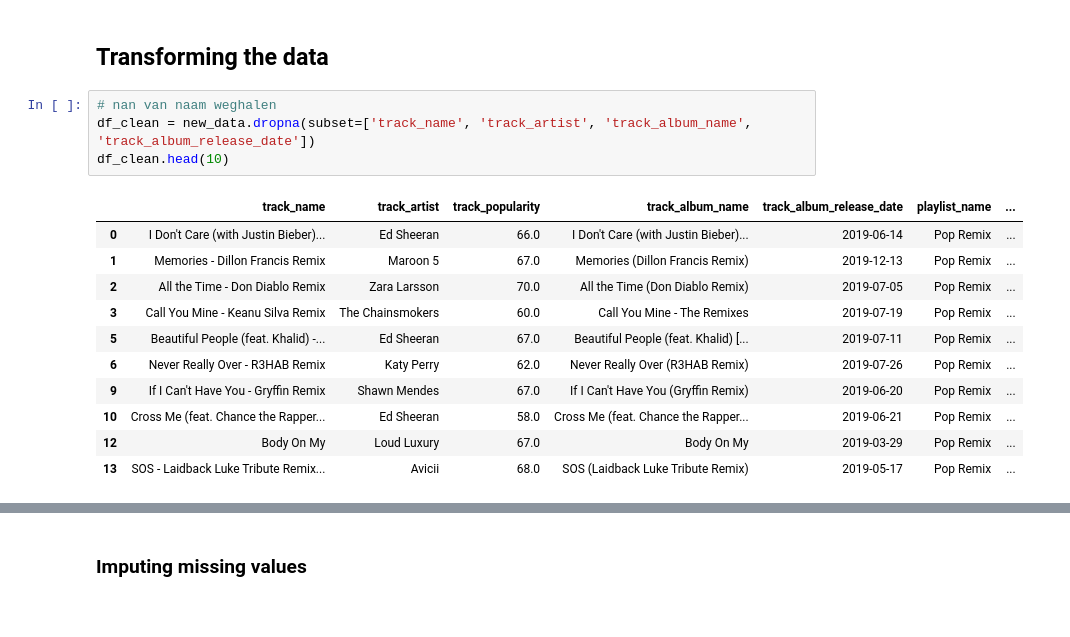
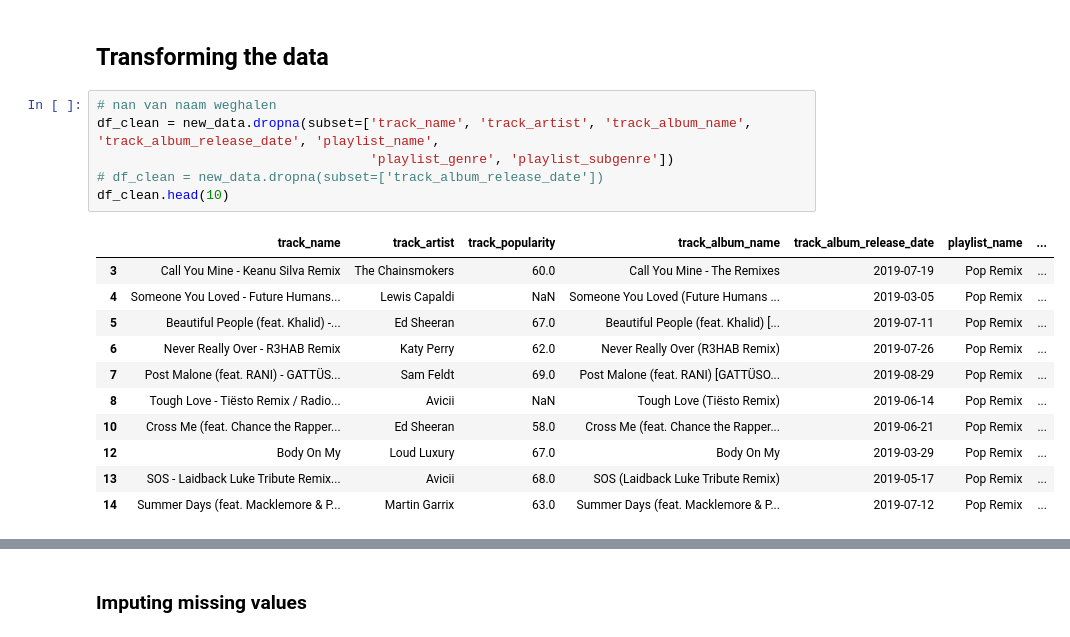
Before and after one commit to IlianCoding/SpotifyAIModel, a Jupyter notebook: featureEngineering.ipynb, the cells around one changed output, grey strips where cells are left out. Drawn from its saved outputs; the diff is of its cells as text.

Commit message:
release_date had NaT values, en we hebben die eruit kunnen halen

```diff
--- a/featureEngineering.ipynb
+++ b/featureEngineering.ipynb
@@ -24,17 +24,19 @@ new_data.describe()
 ## Transforming the data
 # %%
 # nan van naam weghalen
-df_clean = new_data.dropna(subset=['track_name', 'track_artist', 'track_album_name', 'track_album_release_date'])
+df_clean = new_data.dropna(subset=['track_name', 'track_artist', 'track_album_name', 'track_album_release_date', 'playlist_name',
+                                   'playlist_genre', 'playlist_subgenre'])
+# df_clean = new_data.dropna(subset=['track_album_release_date'])
 df_clean.head(10)
 # %% [output]
 |  | track_name | track_artist | track_popularity | track_album_name | track_album_release_date | playlist_name | ... |
-| 0 | I Don't Care (with Justin Bieber)... | Ed Sheeran | 66.0 | I Don't Care (with Justin Bieber)... | 2019-06-14 | Pop Remix | ... |
-| 1 | Memories - Dillon Francis Remix | Maroon 5 | 67.0 | Memories (Dillon Francis Remix) | 2019-12-13 | Pop Remix | ... |
-| 2 | All the Time - Don Diablo Remix | Zara Larsson | 70.0 | All the Time (Don Diablo Remix) | 2019-07-05 | Pop Remix | ... |
 | 3 | Call You Mine - Keanu Silva Remix | The Chainsmokers | 60.0 | Call You Mine - The Remixes | 2019-07-19 | Pop Remix | ... |
+| 4 | Someone You Loved - Future Humans... | Lewis Capaldi | NaN | Someone You Loved (Future Humans ... | 2019-03-05 | Pop Remix | ... |
 | 5 | Beautiful People (feat. Khalid) -... | Ed Sheeran | 67.0 | Beautiful People (feat. Khalid) [... | 2019-07-11 | Pop Remix | ... |
 | 6 | Never Really Over - R3HAB Remix | Katy Perry | 62.0 | Never Really Over (R3HAB Remix) | 2019-07-26 | Pop Remix | ... |
-| 9 | If I Can't Have You - Gryffin Remix | Shawn Mendes | 67.0 | If I Can't Have You (Gryffin Remix) | 2019-06-20 | Pop Remix | ... |
+| 7 | Post Malone (feat. RANI) - GATTÜS... | Sam Feldt | 69.0 | Post Malone (feat. RANI) [GATTÜSO... | 2019-08-29 | Pop Remix | ... |
+| 8 | Tough Love - Tiësto Remix / Radio... | Avicii | NaN | Tough Love (Tiësto Remix) | 2019-06-14 | Pop Remix | ... |
 | 10 | Cross Me (feat. Chance the Rapper... | Ed Sheeran | 58.0 | Cross Me (feat. Chance the Rapper... | 2019-06-21 | Pop Remix | ... |
 | 12 | Body On My | Loud Luxury | 67.0 | Body On My | 2019-03-29 | Pop Remix | ... |
 | 13 | SOS - Laidback Luke Tribute Remix... | Avicii | 68.0 | SOS (Laidback Luke Tribute Remix) | 2019-05-17 | Pop Remix | ... |
+| 14 | Summer Days (feat. Macklemore & P... | Martin Garrix | 63.0 | Summer Days (feat. Macklemore & P... | 2019-07-12 | Pop Remix | ... |
```
Also changed, not shown: parts of 7 cells of this notebook, 3 other files.
